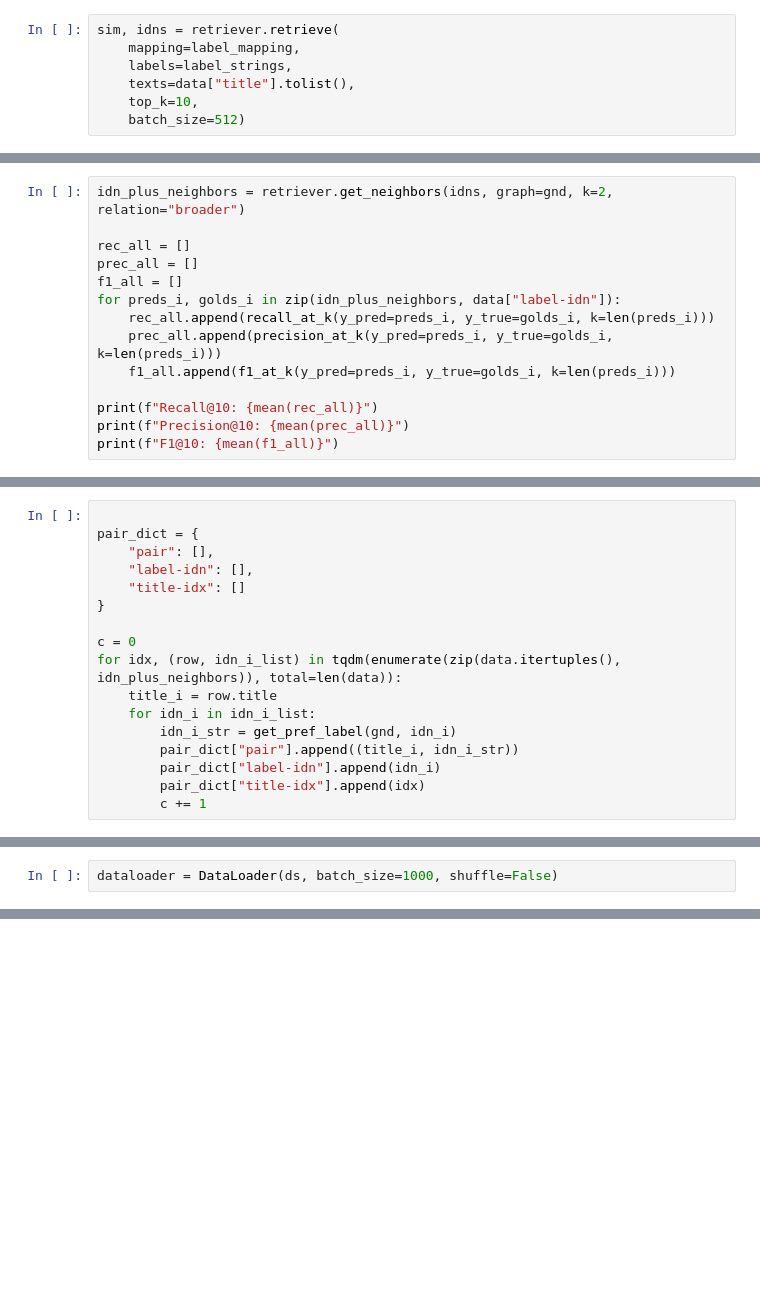
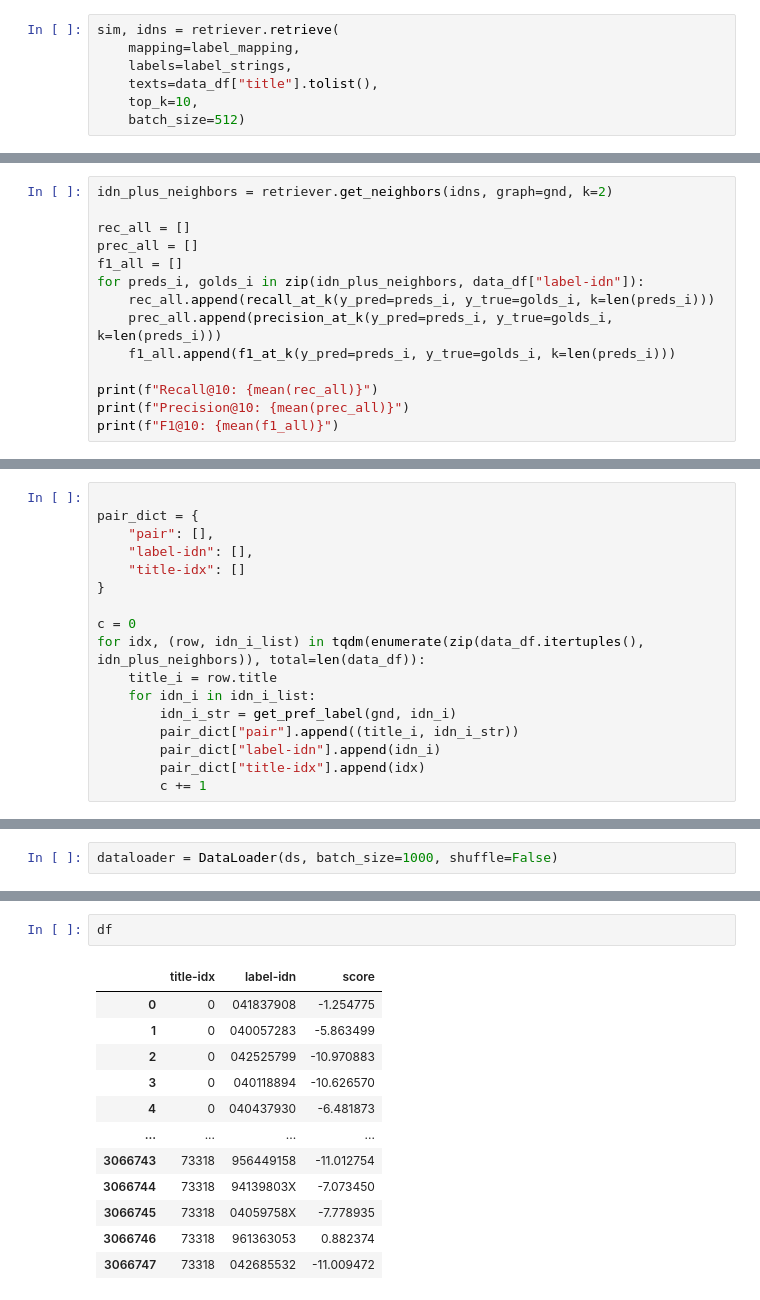
Before and after one commit to katjakon/xmlc-knowledge, a Jupyter notebook: retrieval.ipynb, the cells around one changed output, grey strips where cells are left out. Saved outputs shown, nothing was run; the diff lists cells and outputs as text; blank space fills up the shorter version.

```diff
--- a/retrieval.ipynb
+++ b/retrieval.ipynb
@@ -43,7 +87,7 @@ label_strings, label_mapping = get_label_mapping(gnd)
 sim, idns = retriever.retrieve(
     mapping=label_mapping,
     labels=label_strings,
-    texts=data["title"].tolist(),
+    texts=data_df["title"].tolist(),
     top_k=10,
     batch_size=512)
 # %%
@@ -99,11 +143,11 @@ F1@5: 0.10458279044492849
 -----------------
 # %%
-idn_plus_neighbors = retriever.get_neighbors(idns, graph=gnd, k=2, relation="broader")
+idn_plus_neighbors = retriever.get_neighbors(idns, graph=gnd, k=2)
 
 rec_all = []
 prec_all = []
 f1_all = []
-for preds_i, golds_i in zip(idn_plus_neighbors, data["label-idn"]):
+for preds_i, golds_i in zip(idn_plus_neighbors, data_df["label-idn"]):
     rec_all.append(recall_at_k(y_pred=preds_i, y_true=golds_i, k=len(preds_i)))
     prec_all.append(precision_at_k(y_pred=preds_i, y_true=golds_i, k=len(preds_i)))
     f1_all.append(f1_at_k(y_pred=preds_i, y_true=golds_i, k=len(preds_i)))
@@ -127,7 +171,7 @@ pair_dict = {
 }
 
 c = 0
-for idx, (row, idn_i_list) in tqdm(enumerate(zip(data.itertuples(), idn_plus_neighbors)), total=len(data)):
+for idx, (row, idn_i_list) in tqdm(enumerate(zip(data_df.itertuples(), idn_plus_neighbors)), total=len(data_df)):
     title_i = row.title
     for idn_i in idn_i_list:
         idn_i_str = get_pref_label(gnd, idn_i)
@@ -217,0 +262,15 @@ df.to_feather("data/title/validate_reranked_3hop.feather")
+# %%
+df
+# %% [output]
+|  | title-idx | label-idn | score |
+| 0 | 0 | 041837908 | -1.254775 |
+| 1 | 0 | 040057283 | -5.863499 |
+| 2 | 0 | 042525799 | -10.970883 |
+| 3 | 0 | 040118894 | -10.626570 |
+| 4 | 0 | 040437930 | -6.481873 |
+| ... | ... | ... | ... |
+| 3066743 | 73318 | 956449158 | -11.012754 |
+| 3066744 | 73318 | 94139803X | -7.073450 |
+| 3066745 | 73318 | 04059758X | -7.778935 |
+| 3066746 | 73318 | 961363053 | 0.882374 |
+| 3066747 | 73318 | 042685532 | -11.009472 |
```
Also changed, not shown: parts of 19 cells of this notebook.
